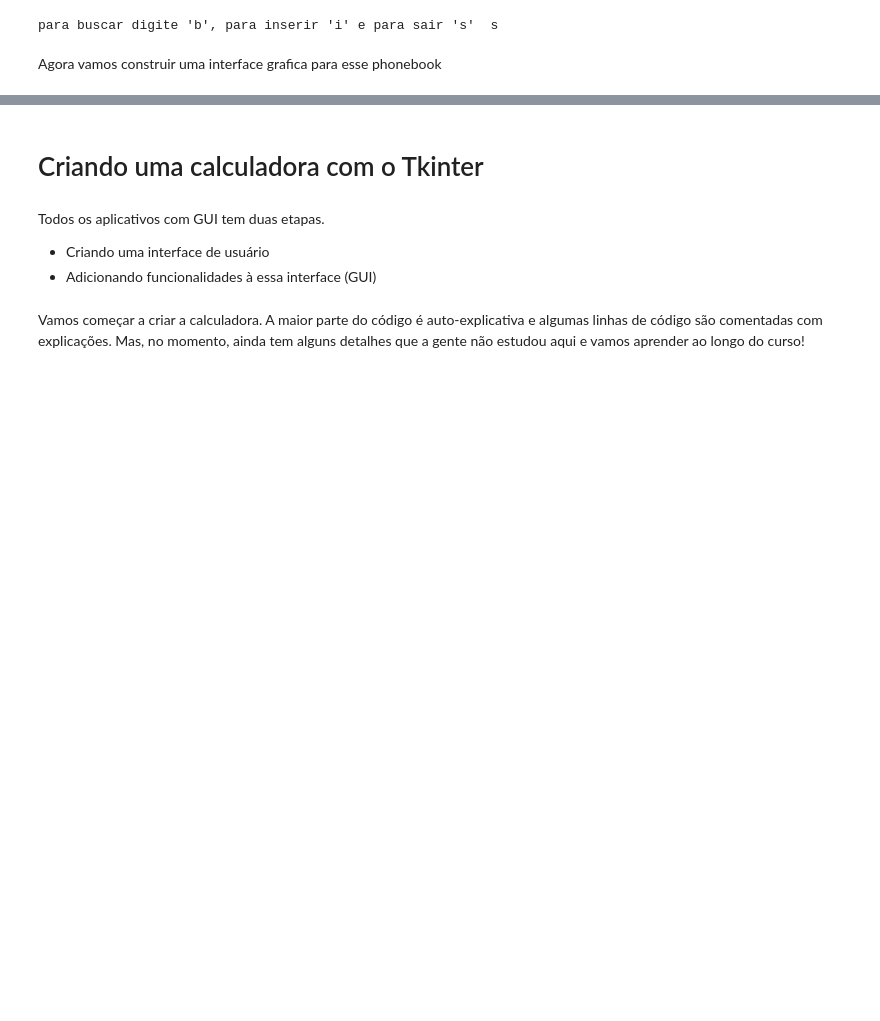
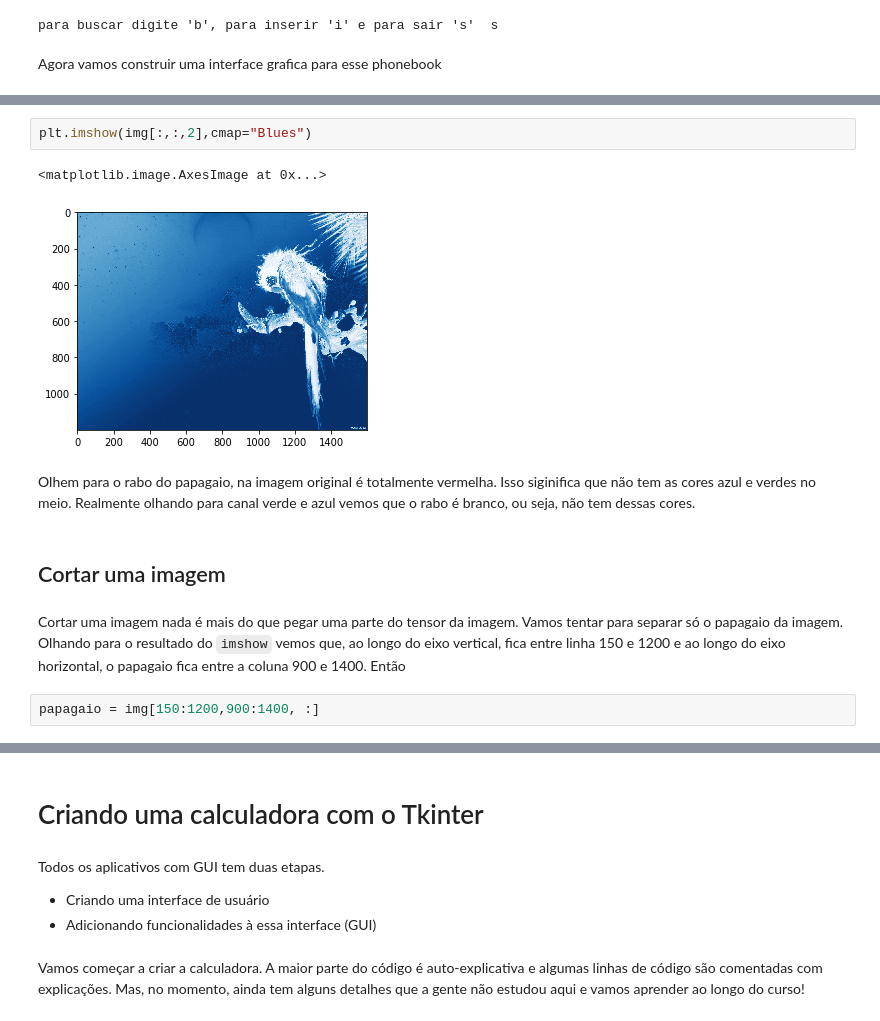
Before and after one commit to vnikoofard/Python_pratico, a Jupyter notebook: python_pratico.ipynb, the cells around one changed output, grey strips where cells are left out. Drawn from its saved outputs; the diff is of its cells as text; blank space fills up the shorter version.

```diff
--- a/python_pratico.ipynb
+++ b/python_pratico.ipynb
@@ -1352,0 +1566,13 @@ Agora vamos construir uma interface grafica para esse phonebook
+# %%
+plt.imshow(img[:,:,2],cmap="Blues")
+# %% [output]
+<matplotlib.image.AxesImage at 0x...>
+[figure, added]
+# %% [markdown]
+Olhem para o rabo do papagaio, na imagem original é totalmente vermelha. Isso siginifica que não tem as cores azul e verdes no meio. Realmente olhando para canal verde e azul vemos que o rabo é branco, ou seja, não tem dessas cores.
+# %% [markdown]
+## Cortar uma imagem
+# %% [markdown]
+Cortar uma imagem nada é mais do que pegar uma parte do tensor da imagem. Vamos tentar para separar só o papagaio da imagem. Olhando para o resultado do `imshow` vemos que, ao longo do eixo vertical, fica entre linha 150 e 1200 e ao longo do eixo horizontal, o papagaio fica entre a coluna 900 e 1400. Então
+# %%
+papagaio = img[150:1200,900:1400, :]
```
Also changed, not shown: parts of 158 cells of this notebook, 9 other files.
